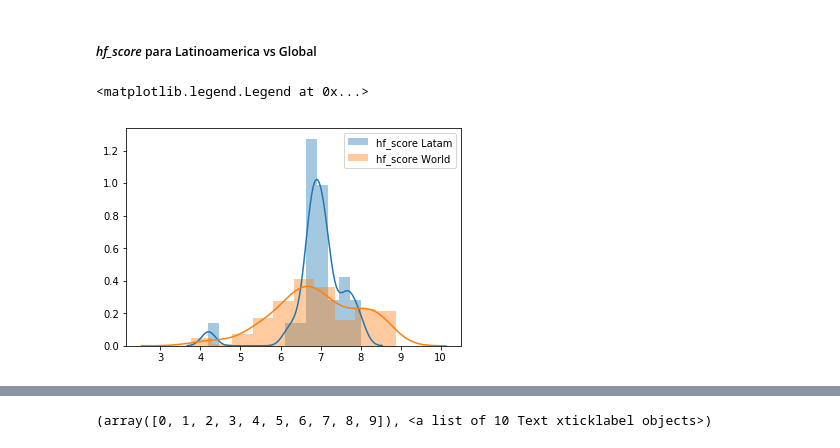
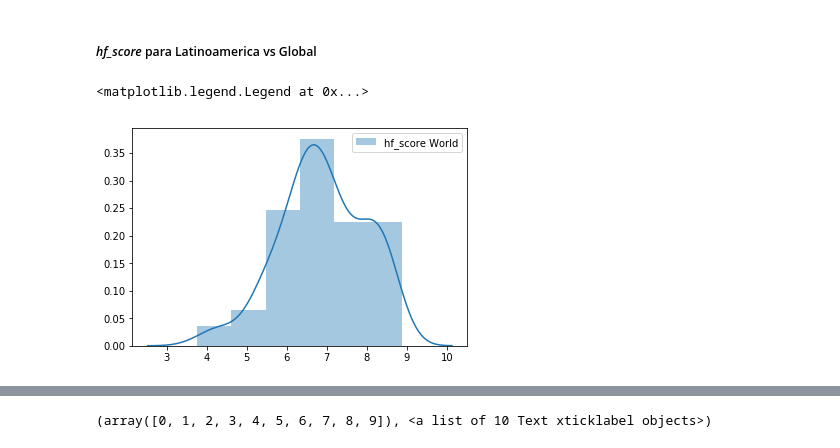
Before and after one commit to manquius/diplodatos_ayv, a Jupyter notebook: 02_practico_I.ipynb, the cells around one changed output, grey strips where cells are left out. Drawn from its saved outputs; the diff is of its cells as text; code cells hidden in the pictures.

```diff
--- a/02_practico_I.ipynb
+++ b/02_practico_I.ipynb
@@ -390,9 +404,9 @@ plt.legend()
 # %% [markdown]
 ##### *hf_score* para Latinoamerica vs Global
 # %%
-seaborn.distplot(dataset_latam_2016[['hf_score']].dropna(), label="hf_score Latam")
-seaborn.distplot(dataset_2016[['hf_score']].dropna(), label="hf_score World")
+#seaborn.distplot(dataset_latam_2016[['hf_score']].dropna(), label="hf_score Latam", bins=6)
+seaborn.distplot(dataset_2016[['hf_score']].dropna(), label="hf_score World", bins=6)
 plt.legend()
 # %% [output]
 <matplotlib.legend.Legend at 0x...>
-[figure, old version]
+[figure, new version]
```
Also changed, not shown: parts of 25 cells of this notebook.
